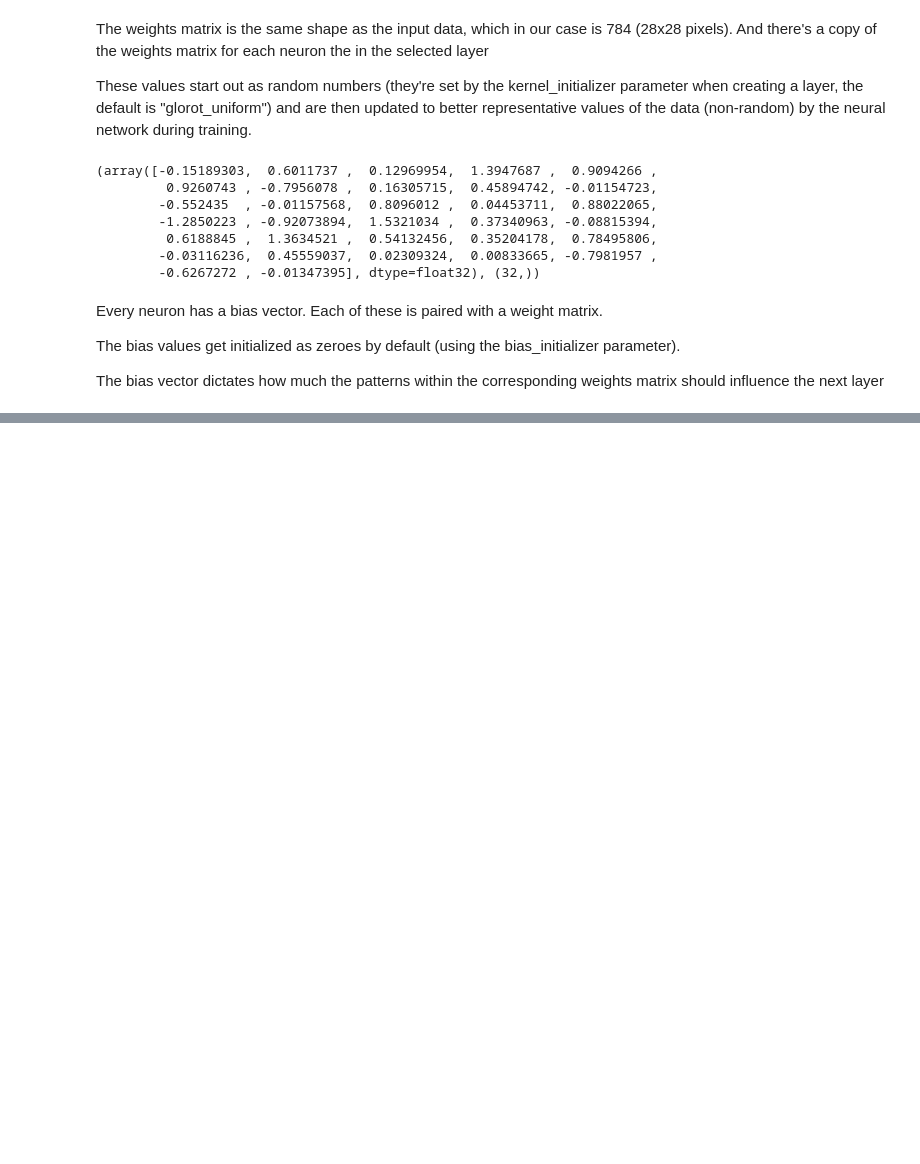
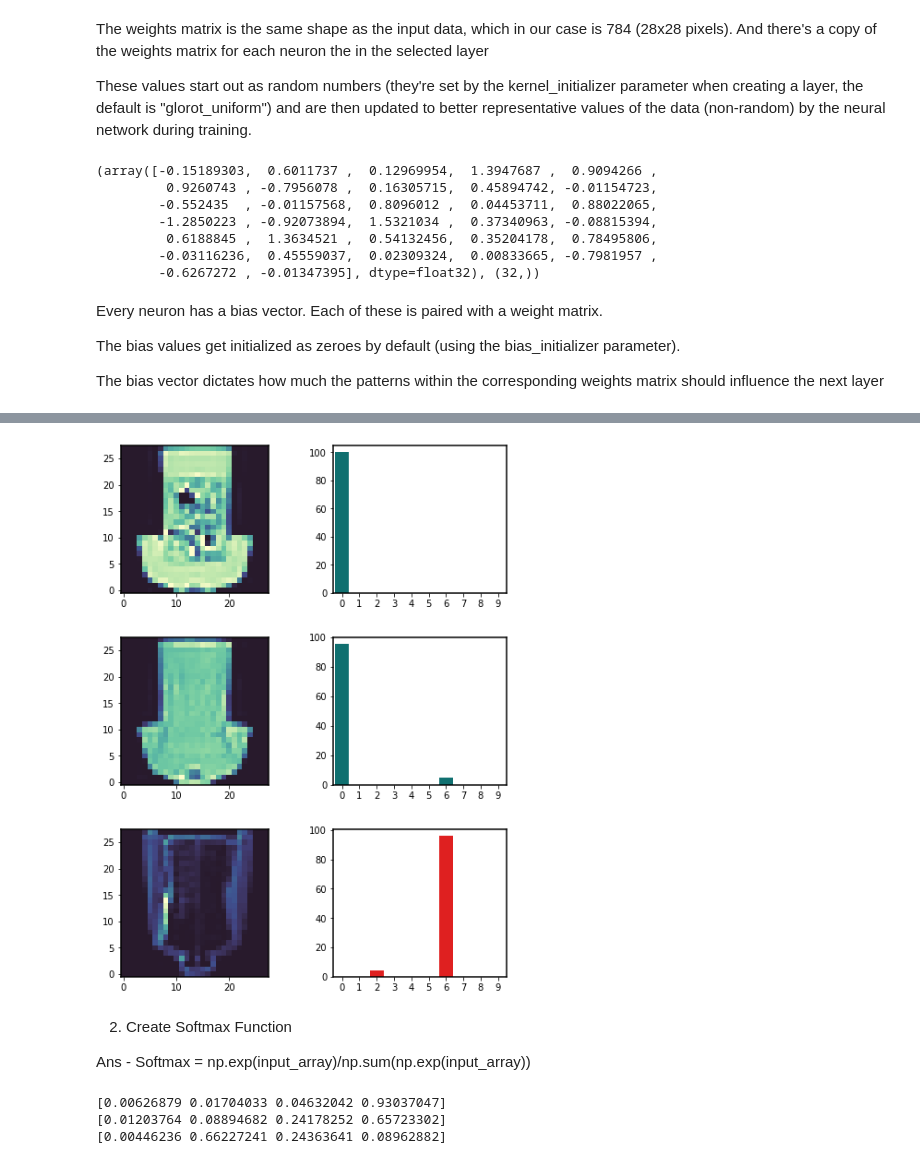
Before and after one commit to Shreyas-13/Tensorflow-Developer, a Jupyter notebook: 02_NeuralNetwork__Classification.ipynb, the cells around one changed output, grey strips where cells are left out. Cells and saved outputs as stored; diff of their text form; code cells hidden in the pictures; blank space fills up the shorter version.

```diff
--- a/02_NeuralNetwork__Classification.ipynb
+++ b/02_NeuralNetwork__Classification.ipynb
@@ -976,0 +981,61 @@ The bias vector dictates how much the patterns within the corresponding weights
+# %%
+import seaborn_image as isns
+import random
+
+def plot_prediction_labels(model=model7, images=test_data_norm,
+                           labels=test_labels, classes=class_names):
+
+  fig, axes = plt.subplots(3, 2, figsize=(15,10))
+  i, j = 0, 0
+
+  plt.subplots_adjust(left=0.5,
+                    bottom=0.1,
+                    right=0.9,
+                    top=0.9,
+                    wspace=.3,
+                    hspace=.3)
+
+  for i in range(3):
+    if (j > 1):
+      j = 0
+
+    index = random.randint(0, len(images))
+    axes[i, j].imshow(images[index])
+    j+=1
+
+    y_prob = model.predict(images[index].reshape(1,28,28)).ravel()
+
+    if labels[index] == tf.argmax(y_prob):
+      color='teal'
+    else:
+      color='red'
+
+    sns.barplot(x=list(range(10)), y=100*y_prob, ax=axes[i, j],
+                color=color)
+    j+=1
+    # plt.tight_layout()
+# %%
+plot_prediction_labels()
+# %% [output]
+[figure, added]
+# %% [markdown]
+2. Create Softmax Function
+
+Ans - Softmax = np.exp(input_array)/np.sum(np.exp(input_array))
+# %%
+def softmax():
+  x = [[1, 2, 3, 6],
+      [2, 4, 5, 6],
+      [3, 8, 7, 6]]
+
+  num = (np.exp(x))
+  den = (np.sum(np.exp(x), axis=1))
+
+  for i, col in enumerate(num):
+    print(col/den[i])
+
+softmax()
+# %% [output]
+[0.00626879 0.01704033 0.04632042 0.93037047]
+[0.01203764 0.08894682 0.24178252 0.65723302]
+[0.00446236 0.66227241 0.24363641 0.08962882]
```
Also changed, not shown: parts of 11 cells of this notebook.
